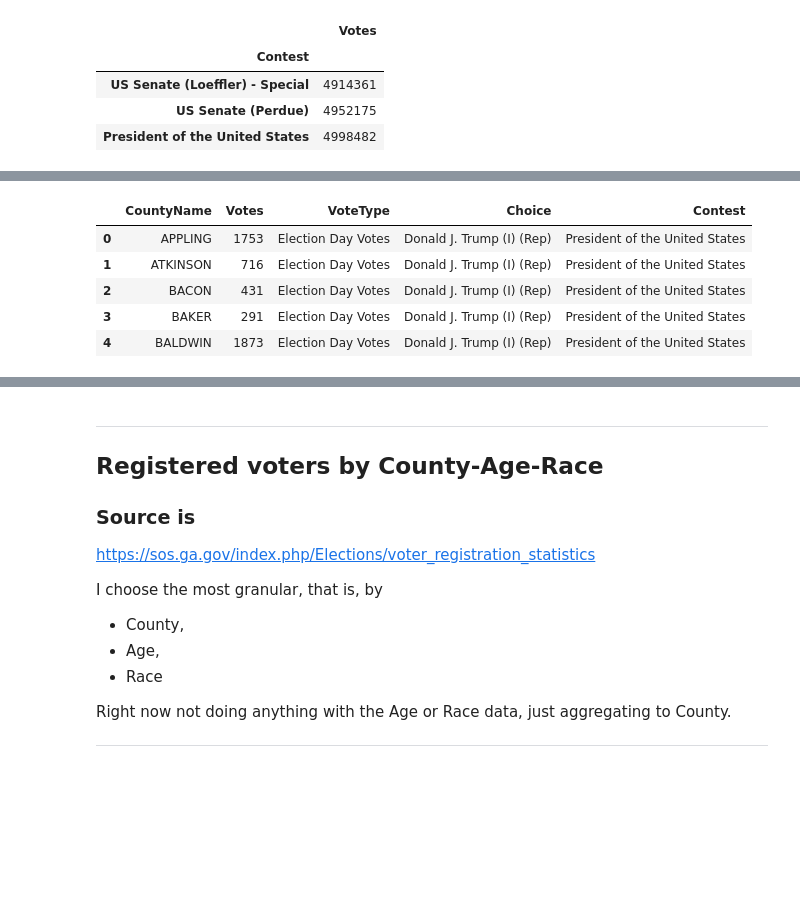
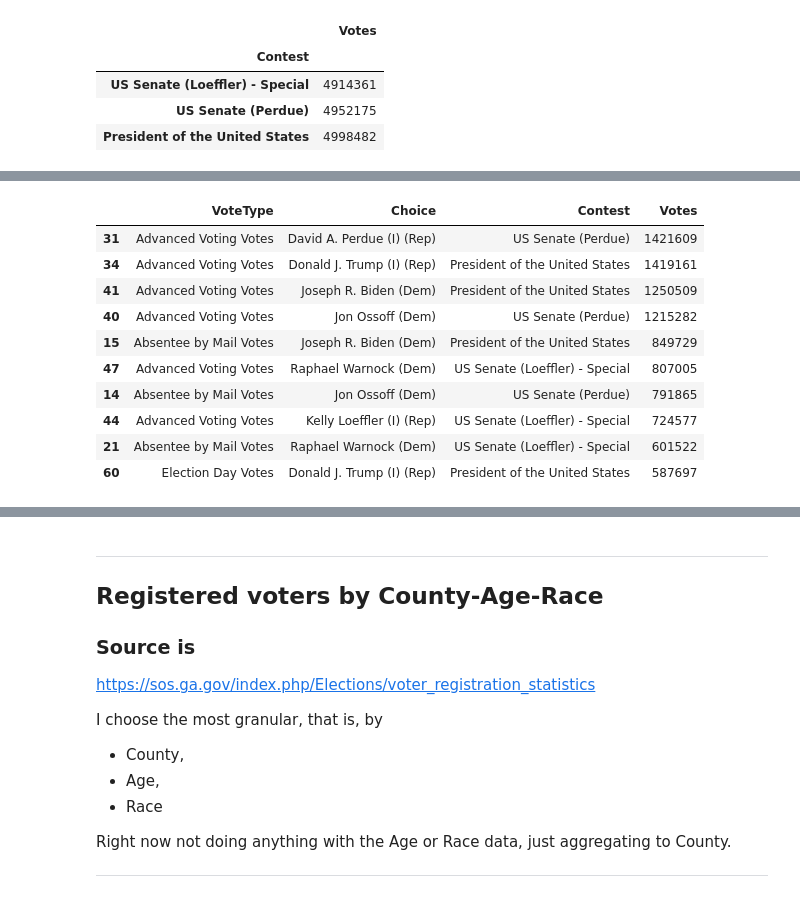
Before and after one commit to jhmuller/ga-votes-2020-11-03, a Jupyter notebook: _notebooks/2020-12-27-ga-votes.ipynb, the cells around one changed output, grey strips where cells are left out. Saved outputs shown, nothing was run; the diff lists cells and outputs as text; code cells hidden in the pictures; blank space fills up the shorter version.

```diff
--- a/_notebooks/2020-12-27-ga-votes.ipynb
+++ b/_notebooks/2020-12-27-ga-votes.ipynb
@@ -222,7 +396,19 @@ Vote counts for President and the 2 Senate races
 # %%
 grp_contests = contestsdf.groupby(by=['VoteType','Choice', 'Contest']).sum()
-grp_contests.sort_values(by=['Contest', 'VoteType','Choice'],inplace=True)
 grp_contests.reset_index(inplace=True)
 grp_contests.sort_values(by="Votes", ascending=False, inplace=True)
-contests = grp_contests['Contest'].unique()
-vote_types = grp_contests["VoteType"].unique()
+grp_contests.head(10)
+#contests = grp_contests['Contest'].unique()
+#vote_types = grp_contests["VoteType"].unique()
+# %% [output]
+|  | VoteType | Choice | Contest | Votes |
+| 31 | Advanced Voting Votes | David A. Perdue (I) (Rep) | US Senate (Perdue) | 1421609 |
+| 34 | Advanced Voting Votes | Donald J. Trump (I) (Rep) | President of the United States | 1419161 |
+| 41 | Advanced Voting Votes | Joseph R. Biden (Dem) | President of the United States | 1250509 |
+| 40 | Advanced Voting Votes | Jon Ossoff (Dem) | US Senate (Perdue) | 1215282 |
+| 15 | Absentee by Mail Votes | Joseph R. Biden (Dem) | President of the United States | 849729 |
+| 47 | Advanced Voting Votes | Raphael Warnock (Dem) | US Senate (Loeffler) - Special | 807005 |
+| 14 | Absentee by Mail Votes | Jon Ossoff (Dem) | US Senate (Perdue) | 791865 |
+| 44 | Advanced Voting Votes | Kelly Loeffler (I) (Rep) | US Senate (Loeffler) - Special | 724577 |
+| 21 | Absentee by Mail Votes | Raphael Warnock (Dem) | US Senate (Loeffler) - Special | 601522 |
+| 60 | Election Day Votes | Donald J. Trump (I) (Rep) | President of the United States | 587697 |
@@ -238,10 +414,0 @@ z
-# %%
-df = contestsdf.loc[contestsdf["Contest"].str.contains("President")]
-df.head()
-# %% [output]
-|  | CountyName | Votes | VoteType | Choice | Contest |
-| 0 | APPLING | 1753 | Election Day Votes | Donald J. Trump (I) (Rep) | President of the United States |
-| 1 | ATKINSON | 716 | Election Day Votes | Donald J. Trump (I) (Rep) | President of the United States |
-| 2 | BACON | 431 | Election Day Votes | Donald J. Trump (I) (Rep) | President of the United States |
-| 3 | BAKER | 291 | Election Day Votes | Donald J. Trump (I) (Rep) | President of the United States |
-| 4 | BALDWIN | 1873 | Election Day Votes | Donald J. Trump (I) (Rep) | President of the United States |
```
Also changed, not shown: parts of 21 cells of this notebook, 1 other file.
